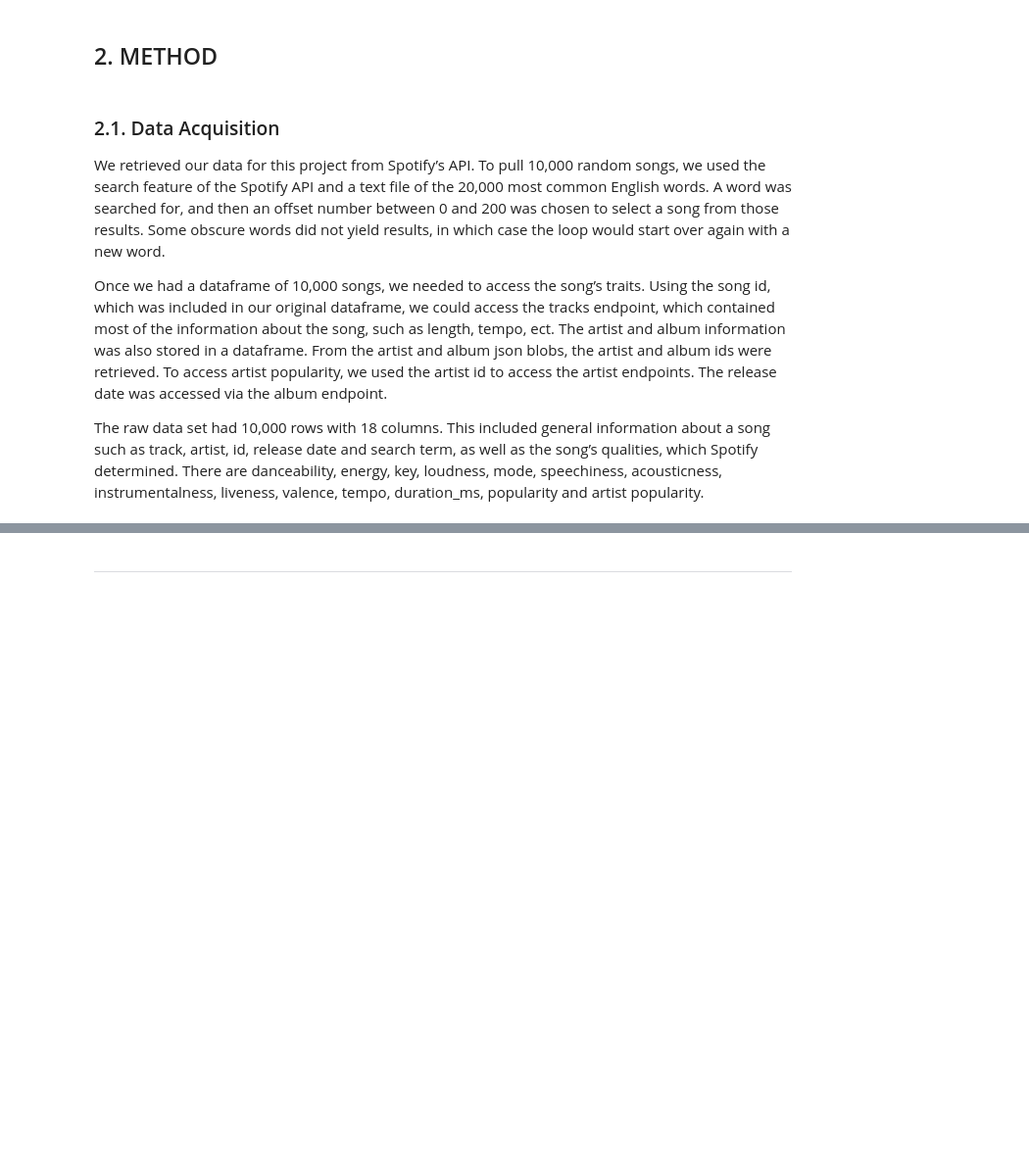
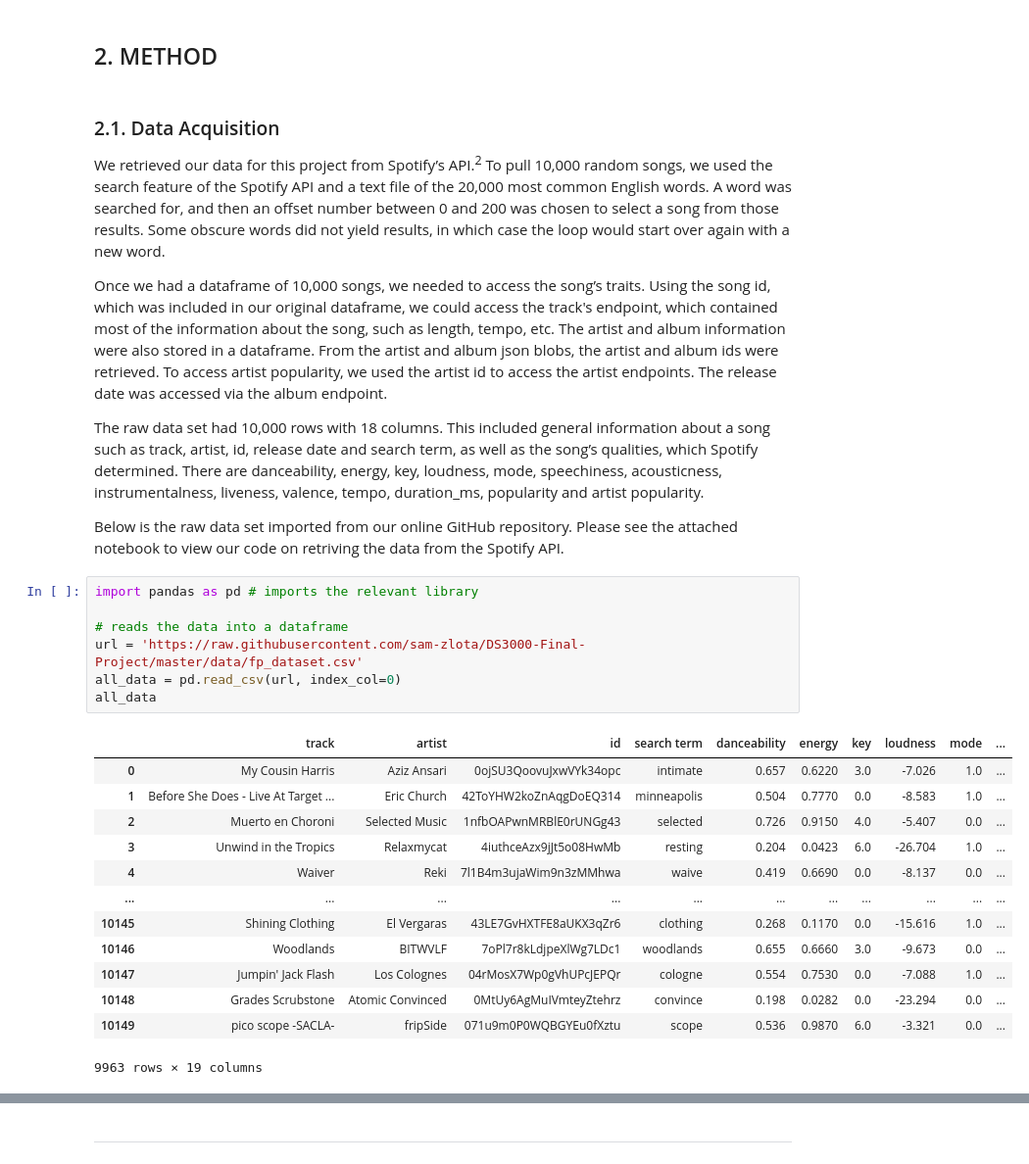
Before and after one commit to sam-zlota/DS3000-Final-Project, a Jupyter notebook: DS3000_FP4_Section02_Group7.ipynb, the cells around one changed output, grey strips where cells are left out. Shown at 98% size. Drawn from its saved outputs; the diff is of its cells as text; blank space fills up the shorter version.

```diff
--- a/DS3000_FP4_Section02_Group7.ipynb
+++ b/DS3000_FP4_Section02_Group7.ipynb
@@ -60,11 +62,34 @@ Based on these questions, we have formulated a list of hypotheses:
 # %% [markdown]
 ### 2.1. Data Acquisition
 
-We retrieved our data for this project from Spotify’s API. To pull 10,000 random songs, we used the search feature of the Spotify API and a text file of the 20,000 most common English words. A word was searched for, and then an offset number between 0 and 200 was chosen to select a song from those results. Some obscure words did not yield results, in which case the loop would start over again with a new word.
+We retrieved our data for this project from Spotify’s API.<sup>2</sup> To pull 10,000 random songs, we used the search feature of the Spotify API and a text file of the 20,000 most common English words. A word was searched for, and then an offset number between 0 and 200 was chosen to select a song from those results. Some obscure words did not yield results, in which case the loop would start over again with a new word.
 
-Once we had a dataframe of 10,000 songs, we needed to access the song’s traits. Using the song id, which was included in our original dataframe, we could access the tracks endpoint, which contained most of the information about the song, such as length, tempo, ect. The artist and album information was also stored in a dataframe. From the artist and album json blobs, the artist and album ids were retrieved. To access artist popularity, we used the artist id to access the artist endpoints. The release date was accessed via the album endpoint.
+Once we had a dataframe of 10,000 songs, we needed to access the song’s traits. Using the song id, which was included in our original dataframe, we could access the track's endpoint, which contained most of the information about the song, such as length, tempo, etc. The artist and album information were also stored in a dataframe. From the artist and album json blobs, the artist and album ids were retrieved. To access artist popularity, we used the artist id to access the artist endpoints. The release date was accessed via the album endpoint.
 
 The raw data set had 10,000 rows with 18 columns. This included general information about a song such as track, artist, id, release date and search term, as well as the song’s qualities, which Spotify determined. There are danceability, energy, key, loudness, mode, speechiness, acousticness, instrumentalness, liveness, valence, tempo, duration_ms, popularity and artist popularity.
+
+Below is the raw data set imported from our online GitHub repository. Please see the attached notebook to view our code on retriving the data from the Spotify API.
+# %%
+import pandas as pd # imports the relevant library
+
+# reads the data into a dataframe
+url = 'https://raw.githubusercontent.com/sam-zlota/DS3000-Final-Project/master/data/fp_dataset.csv'
+all_data = pd.read_csv(url, index_col=0)
+all_data
+# %% [output]
+|  | track | artist | id | search term | danceability | energy | key | loudness | mode | ... |
+| 0 | My Cousin Harris | Aziz Ansari | 0ojSU3QoovuJxwVYk34opc | intimate | 0.657 | 0.6220 | 3.0 | -7.026 | 1.0 | ... |
+| 1 | Before She Does - Live At Target ... | Eric Church | 42ToYHW2koZnAqgDoEQ314 | minneapolis | 0.504 | 0.7770 | 0.0 | -8.583 | 1.0 | ... |
+| 2 | Muerto en Choroni | Selected Music | 1nfbOAPwnMRBlE0rUNGg43 | selected | 0.726 | 0.9150 | 4.0 | -5.407 | 0.0 | ... |
+| 3 | Unwind in the Tropics | Relaxmycat | 4iuthceAzx9jJt5o08HwMb | resting | 0.204 | 0.0423 | 6.0 | -26.704 | 1.0 | ... |
+| 4 | Waiver | Reki | 7l1B4m3ujaWim9n3zMMhwa | waive | 0.419 | 0.6690 | 0.0 | -8.137 | 0.0 | ... |
+| ... | ... | ... | ... | ... | ... | ... | ... | ... | ... | ... |
+| 10145 | Shining Clothing | El Vergaras | 43LE7GvHXTFE8aUKX3qZr6 | clothing | 0.268 | 0.1170 | 0.0 | -15.616 | 1.0 | ... |
+| 10146 | Woodlands | BITWVLF | 7oPl7r8kLdjpeXlWg7LDc1 | woodlands | 0.655 | 0.6660 | 3.0 | -9.673 | 0.0 | ... |
+| 10147 | Jumpin' Jack Flash | Los Colognes | 04rMosX7Wp0gVhUPcJEPQr | cologne | 0.554 | 0.7530 | 0.0 | -7.088 | 1.0 | ... |
+| 10148 | Grades Scrubstone | Atomic Convinced | 0MtUy6AgMuIVmteyZtehrz | convince | 0.198 | 0.0282 | 0.0 | -23.294 | 0.0 | ... |
+| 10149 | pico scope -SACLA- | fripSide | 071u9m0P0WQBGYEu0fXztu | scope | 0.536 | 0.9870 | 6.0 | -3.321 | 0.0 | ... |
+9963 rows × 19 columns
 # %% [markdown]
 ### 2.2. Data Analysis
 The hypothesis our project will test is that songs that are released within the past 90 days will be categorized as popular. For this hypothesis, the independent variable is the song’s days since release and the dependent variable is the popularity index.
```
Also changed, not shown: parts of 63 cells of this notebook.
